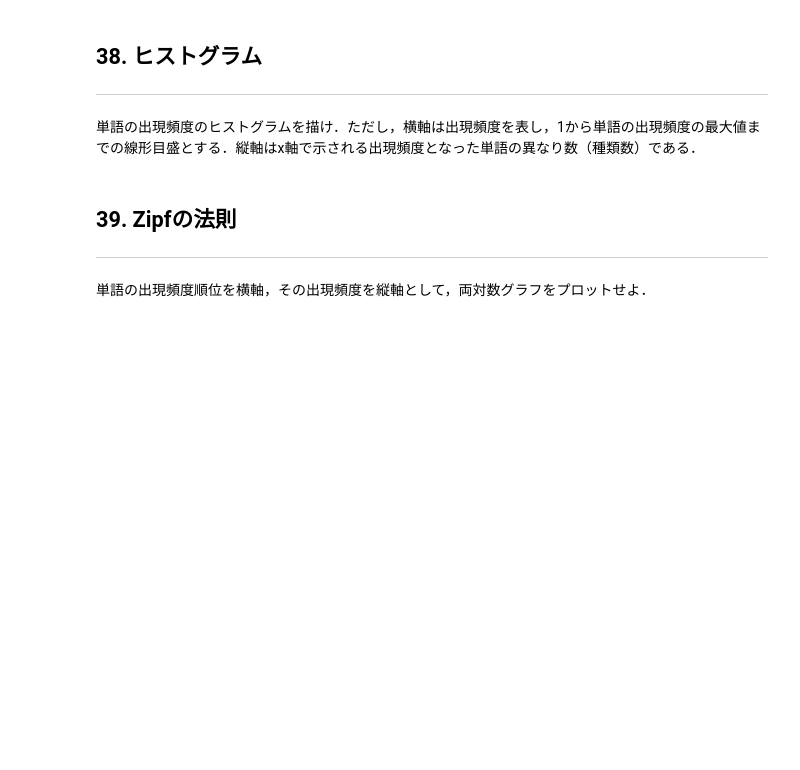
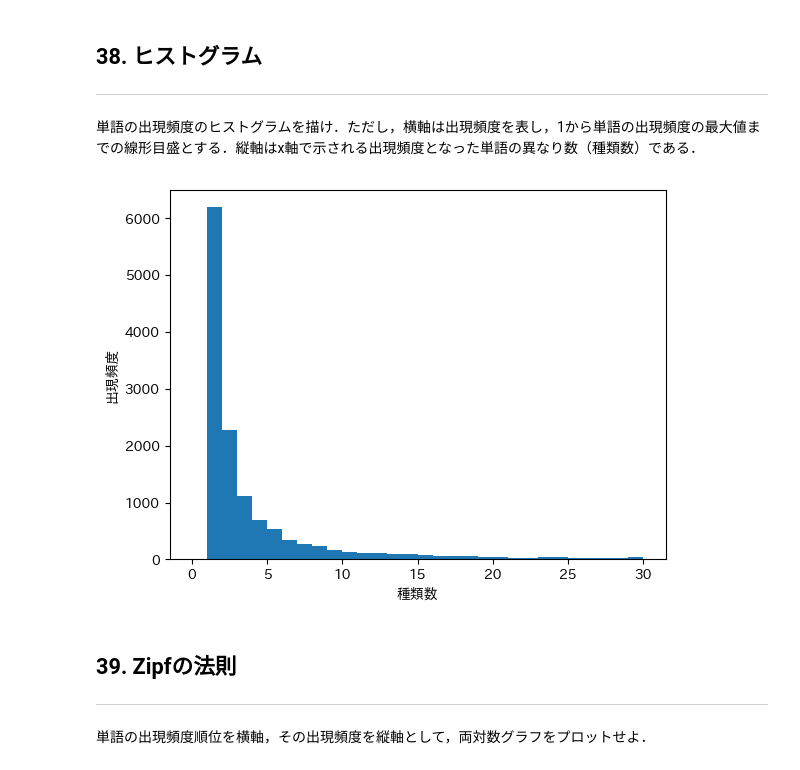
Before and after one commit to haru1290/nlp100, a Jupyter notebook: notebooks/chapter04.ipynb, the cells around one changed output. Cells and saved outputs as stored; diff of their text form; code cells hidden in the pictures; blank space fills up the shorter version.

```diff
--- a/notebooks/chapter04.ipynb
+++ b/notebooks/chapter04.ipynb
@@ -149,6 +265,13 @@ for verb_base in list(verb_bases)[:10]:
 ## 38. ヒストグラム
 ---
 単語の出現頻度のヒストグラムを描け．ただし，横軸は出現頻度を表し，1から単語の出現頻度の最大値までの線形目盛とする．縦軸はx軸で示される出現頻度となった単語の異なり数（種類数）である．
+# %%
+plt.hist(dict(word_freqs).values(), bins=30, range=(0, 30))
+plt.xlabel('種類数')
+plt.ylabel('出現頻度')
+plt.show()
+# %% [output]
+[figure, added]
 # %% [markdown]
 ## 39. Zipfの法則
 ---
```
Also changed, not shown: parts of 12 cells of this notebook.
